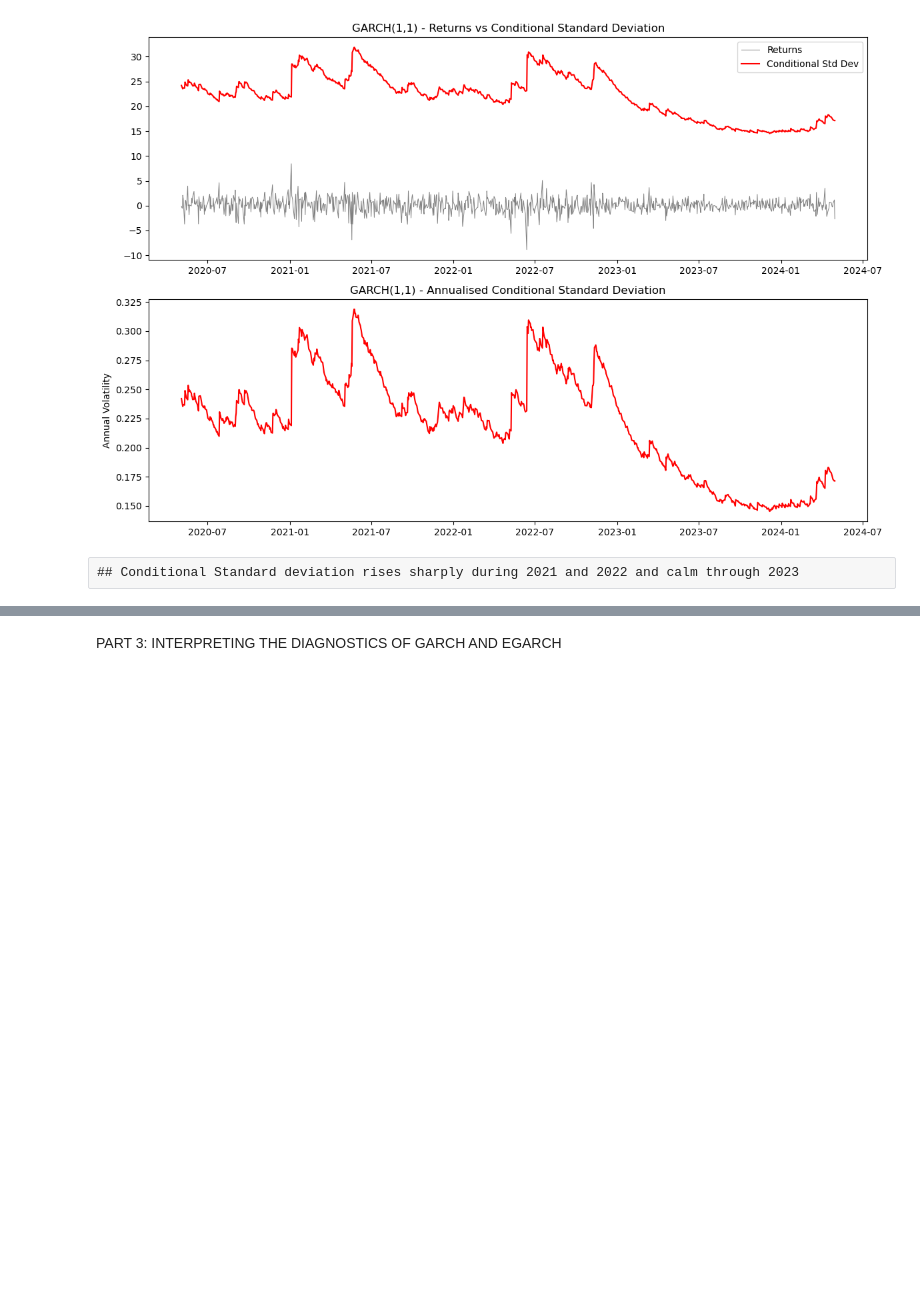
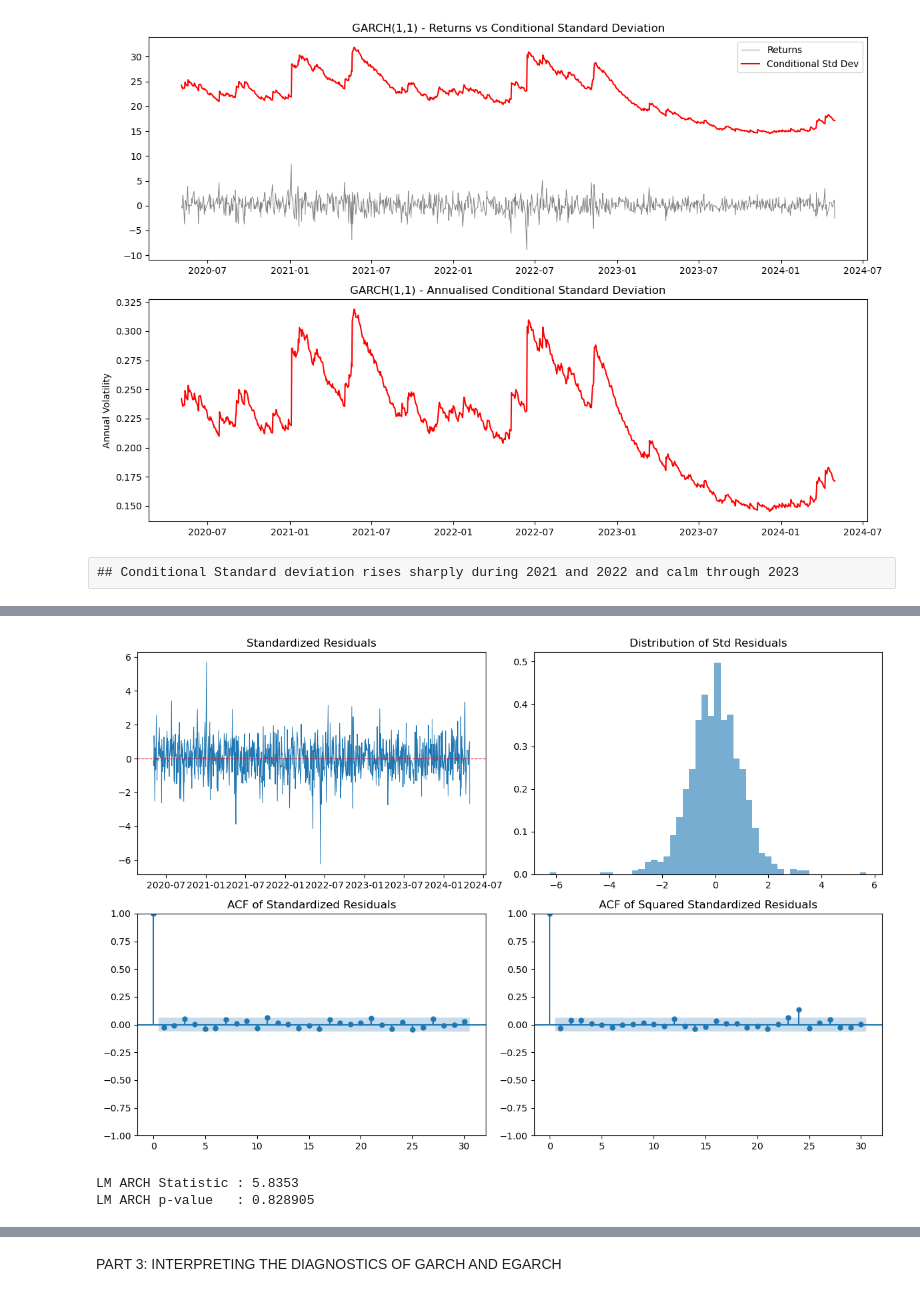
Before and after one commit to linhtrnchloe/time-series-analysis-project, a Jupyter notebook: Untitled.ipynb, the cells around one changed output, grey strips where cells are left out. Drawn from its saved outputs; the diff is of its cells as text; code cells hidden in the pictures; blank space fills up the shorter version.

```diff
--- a/Untitled.ipynb
+++ b/Untitled.ipynb
@@ -459,0 +412,15 @@ GARCH(1,1) baseline 3446.023746 3470.587460 -1718.011873
+# %%
+from statsmodels.stats.diagnostic import acorr_ljungbox
+
+std_resid_egarch = egarch_fitted.std_resid
+
+# Ljung-Box test on standardized residuals
+lb_resid_egarch = acorr_ljungbox(std_resid_egarch, lags=[10, 20], return_df=True)
+
+# Ljung-Box test on squared standardized residuals
+lb_resid_sq_egarch = acorr_ljungbox(std_resid_egarch**2, lags=[10, 20], return_df=True)
+
+print("Ljung-Box on standardized residuals:")
+print(lb_resid_egarch)
+print("\nLjung-Box on squared standardized residuals:")
+print(lb_resid_sq_egarch)
@@ -459,0 +437,31 @@ GARCH(1,1) baseline 3446.023746 3470.587460 -1718.011873
+# %%
+fig, axes = plt.subplots(2, 2, figsize=(12, 8))
+
+axes[0,0].plot(std_resid_egarch.index, std_resid_egarch.values, lw=0.7)
+axes[0,0].set_title("Standardized Residuals")
+axes[0,0].axhline(y=0, color='red', linestyle='--', linewidth=0.8)
+
+axes[0,1].hist(std_resid_egarch, bins=50, density=True, alpha=0.6)
+axes[0,1].set_title("Distribution of Std Residuals")
+
+from statsmodels.graphics.tsaplots import plot_acf
+plot_acf(std_resid_egarch, lags=30, ax=axes[1,0])
+axes[1,0].set_title("ACF of Standardized Residuals")
+
+plot_acf(std_resid_egarch**2, lags=30, ax=axes[1,1])
+axes[1,1].set_title("ACF of Squared Standardized Residuals")
+
+plt.tight_layout()
+plt.show()
+# %% [output]
+[figure, added]
+# %%
+from statsmodels.stats.diagnostic import het_arch
+
+lm_stat, lm_p, f_stat, f_p = het_arch(egarch_fitted.std_resid, nlags=10)
+
+print(f"LM ARCH Statistic : {lm_stat:.4f}")
+print(f"LM ARCH p-value   : {lm_p:.6f}") ##p-value > 0.05 --> No ARCH effect is left
+# %% [output]
+LM ARCH Statistic : 5.8353
+LM ARCH p-value   : 0.828905
```
Also changed, not shown: parts of 24 cells of this notebook.
